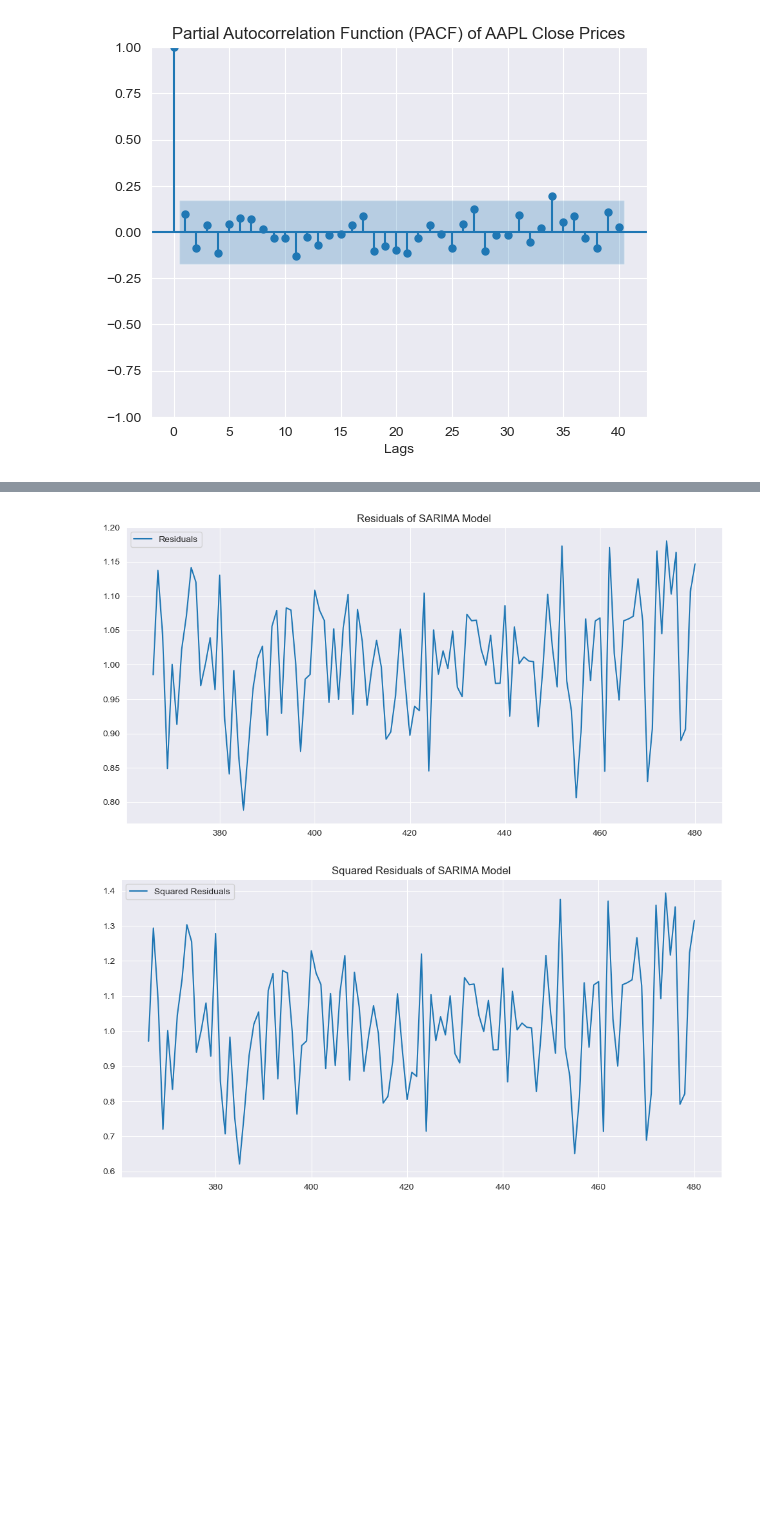
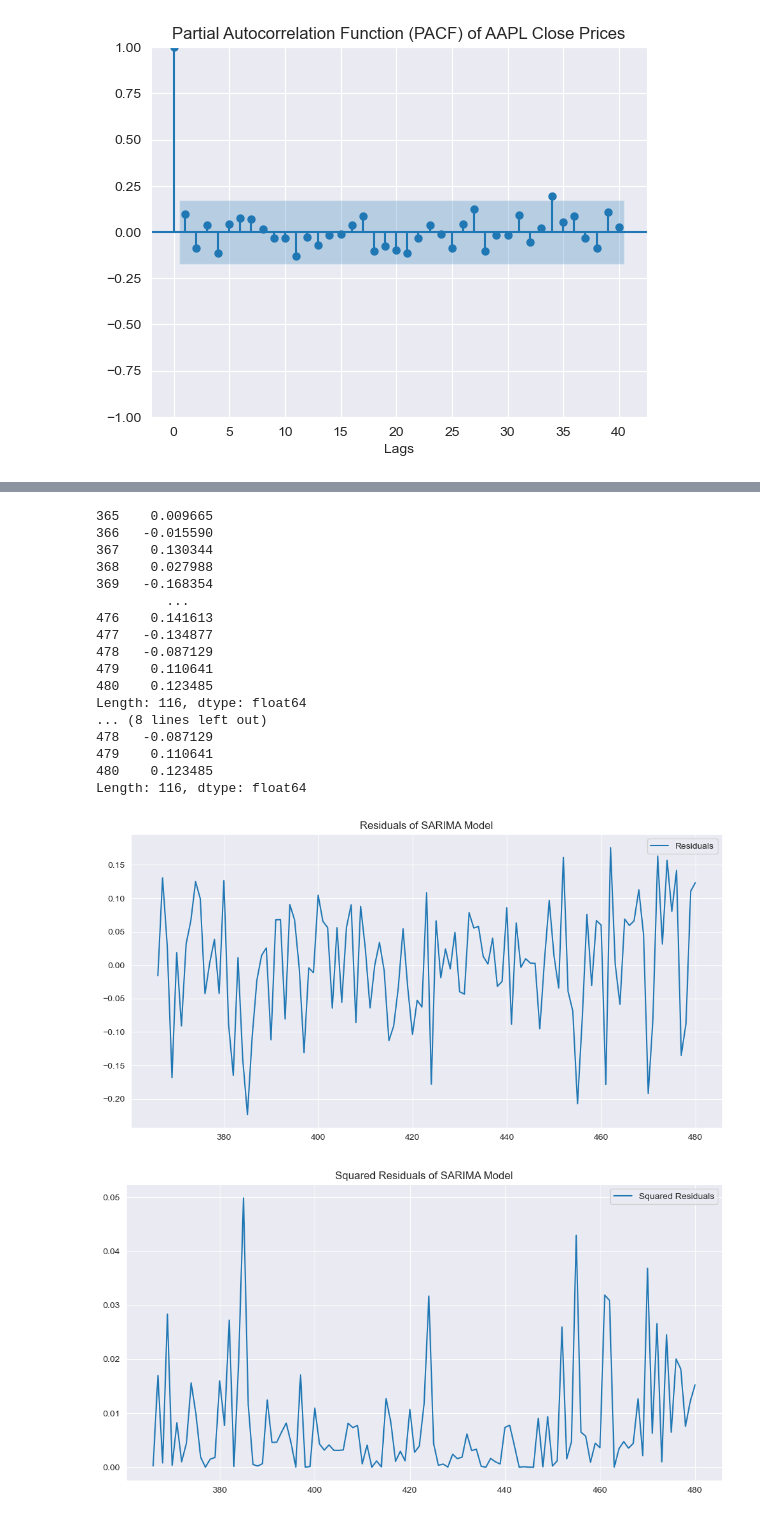
Before and after one commit to balooooooooo/econometric-modelling, a Jupyter notebook: analysis.ipynb, the cells around one changed output, grey strips where cells are left out. Cells and saved outputs as stored; diff of their text form; code cells hidden in the pictures; blank space fills up the shorter version.

```diff
--- a/analysis.ipynb
+++ b/analysis.ipynb
@@ -703,7 +780,7 @@ plt.show()
 <Figure size 1200x600 with 0 Axes>
 [figure]
 # %%
-sarima=sm.tsa.SARIMAX(df_train['Log_Close'],order=(0,1,0), seasonal_order=(1,1,1,12))
+sarima=sm.tsa.SARIMAX(df_train['Log_Close'],order=(1,1,0), seasonal_order=(1,1,1,12))
 model = sarima.fit()
 predicted = model.predict()
 predicted
@@ -759,24 +836,44 @@ Name: upper Log_Close, dtype: float64
 # forecast = model.forecast(15, exog = None)
 # forecast_ci = model.get_forecast(steps=15).conf_int()
 # %%
-residuals = np.exp(model.resid)[13:]
+residuals = model.resid[13:]
+print(residuals)
+# residuals = np.exp(model.resid)[13:]
+print(residuals)
 plt.figure(figsize=(12, 6))
 plt.plot(residuals[1:], label='Residuals')
 plt.title('Residuals of SARIMA Model')
 plt.legend()
 plt.savefig(f"log_residuals.pdf", format="pdf", dpi=500, bbox_inches = "tight")
 plt.show()
 
 # Plot the squared residuals
 plt.figure(figsize=(12, 6))
 plt.plot(residuals[1:]**2, label='Squared Residuals')
 plt.title('Squared Residuals of SARIMA Model')
 plt.legend()
 plt.savefig(f"log_squared_residuals.pdf", format="pdf", dpi=500, bbox_inches = "tight")
 plt.show()
 # %% [output]
+365    0.009665
+366   -0.015590
+367    0.130344
+368    0.027988
+369   -0.168354
+         ...
+476    0.141613
+477   -0.134877
+478   -0.087129
+479    0.110641
+480    0.123485
+Length: 116, dtype: float64
+... (8 lines left out)
+478   -0.087129
+479    0.110641
+480    0.123485
+Length: 116, dtype: float64
-[figure, old version]
+[figure, new version]
-[figure, old version]
+[figure, new version]
 # %%
 #Plot ACF
 plt.figure(figsize=(10, 6))
```
Also changed, not shown: parts of 21 cells of this notebook.
